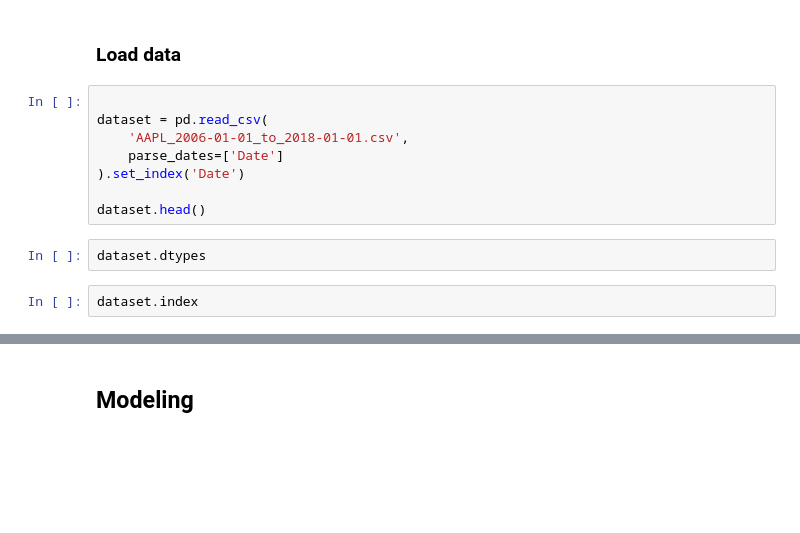
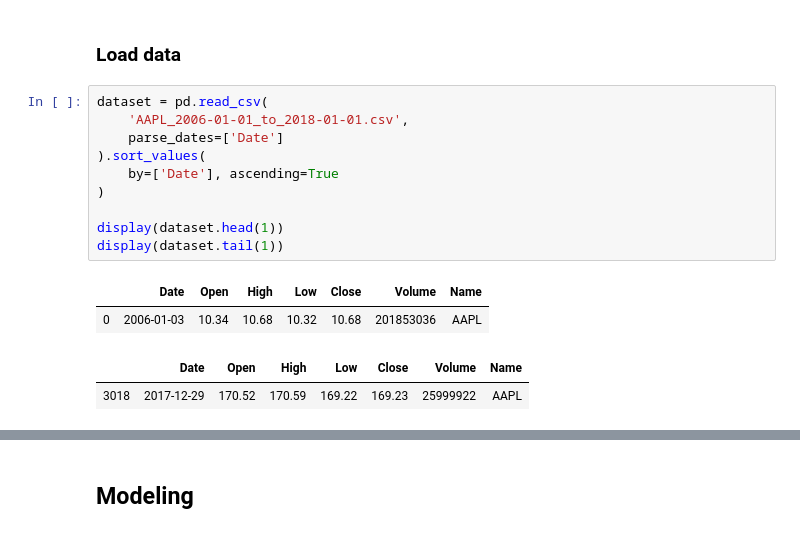
Before and after one commit to kendalvictor/tests_courses_research, a Jupyter notebook: YOUTUBE/codificandobits/09_Prediccion_de_acciones_en_la_bolsa_con_redes_LSTM-master/LSTM-build_real_prediction.ipynb, the cells around one changed output, grey strips where cells are left out. Saved outputs shown, nothing was run; the diff lists cells and outputs as text; blank space fills up the shorter version.

```diff
--- a/YOUTUBE/codificandobits/09_Prediccion_de_acciones_en_la_bolsa_con_redes_LSTM-master/LSTM-build_real_prediction.ipynb
+++ b/YOUTUBE/codificandobits/09_Prediccion_de_acciones_en_la_bolsa_con_redes_LSTM-master/LSTM-build_real_prediction.ipynb
@@ -23,14 +53,17 @@ Using TensorFlow backend.
 # %% [markdown]
 ### Load data
 # %%
-
 dataset = pd.read_csv(
     'AAPL_2006-01-01_to_2018-01-01.csv',
     parse_dates=['Date']
-).set_index('Date')
+).sort_values(
+    by=['Date'], ascending=True
+)
 
-dataset.head()
+display(dataset.head(1))
+display(dataset.tail(1))
+# %% [output]
+|  | Date | Open | High | Low | Close | Volume | Name |
+| 0 | 2006-01-03 | 10.34 | 10.68 | 10.32 | 10.68 | 201853036 | AAPL |
+|  | Date | Open | High | Low | Close | Volume | Name |
+| 3018 | 2017-12-29 | 170.52 | 170.59 | 169.22 | 169.23 | 25999922 | AAPL |
-# %%
-dataset.dtypes
-# %%
-dataset.index
```
Also changed, not shown: parts of 28 cells of this notebook, 1 other file.
